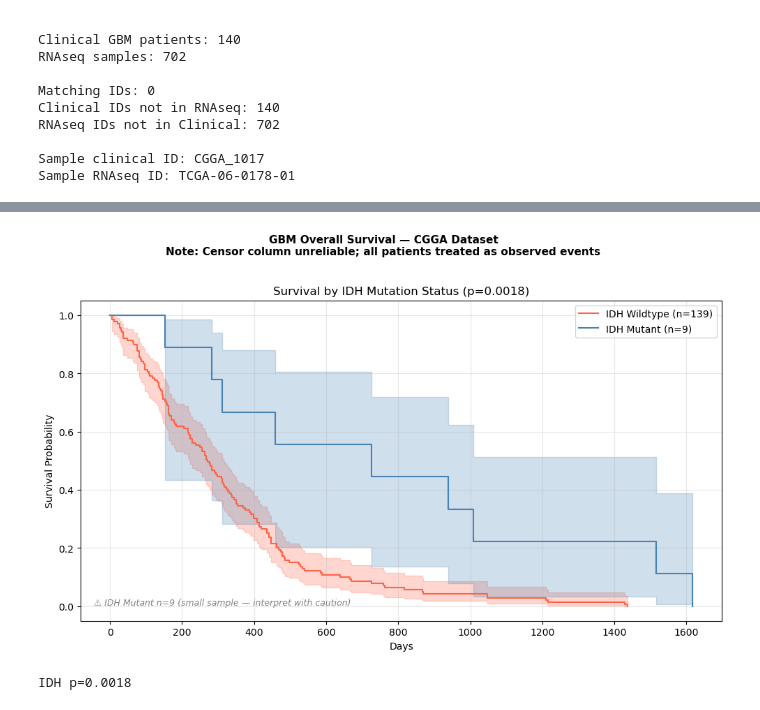
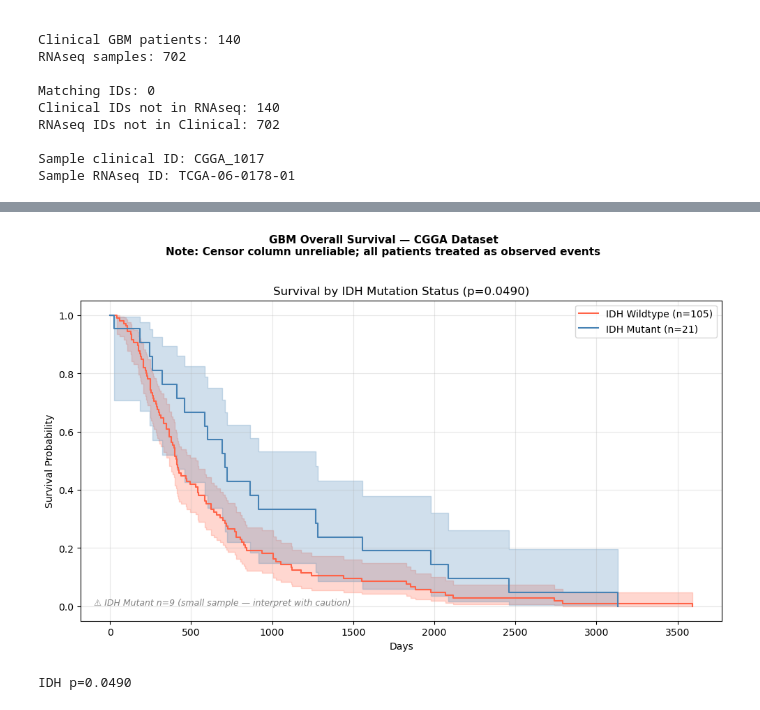
Before and after one commit to KYWILS21/effect_of_TMZ_on_MGMT, a Jupyter notebook: CGGA_clinical_OS_EDA.ipynb, the cells around one changed output, grey strips where cells are left out. Cells and saved outputs as stored; diff of their text form; code cells hidden in the pictures.

```diff
--- a/CGGA_clinical_OS_EDA.ipynb
+++ b/CGGA_clinical_OS_EDA.ipynb
@@ -179,22 +214,29 @@ from lifelines.statistics import logrank_test
 
 combined = pd.read_csv("CGGA_data/combined_clinical_RNAseq.csv")
 
+# ← Normalize string columns
+combined["Gender"] = combined["Gender"].str.strip().str.title()
+
+# ← Drop rows missing OS or Censor upfront so everything stays consistent
+combined = combined.dropna(subset=["OS", "Censor"])
+
 # Split age at median
 age_cutoff = combined["Age"].median()
-combined["Age_Group"] = combined["Age"].apply(lambda x: f"<{int(age_cutoff)}" if x < age_cutoff else f">={int(age_cutoff)}")
+combined["Age_Group"] = combined["Age"].apply(
+    lambda x: f"<{int(age_cutoff)}" if x < age_cutoff else f">={int(age_cutoff)}"
+)
 print(f"Age cutoff (median): {age_cutoff}")
 
 fig, axes = plt.subplots(1, 2, figsize=(14, 6))
 
 # --- Plot 1: Gender ---
 ax1 = axes[0]
-groups = {}
 for gender in combined["Gender"].dropna().unique():
     mask = combined["Gender"] == gender
+    subset = combined.loc[mask, ["OS", "Censor"]]
     kmf = KaplanMeierFitter()
-    kmf.fit(combined.loc[mask, "OS"], combined.loc[mask, "Censor"], label=gender)
+    kmf.fit(subset["OS"], subset["Censor"], label=gender)
     kmf.plot_survival_function(ax=ax1)
-    groups[gender] = mask
 
 # Log-rank p-value for gender
 males = combined["Gender"] == "Male"
@@ -203,24 +245,29 @@ p_gender = logrank_test(
     combined.loc[males, "OS"], combined.loc[females, "OS"],
     combined.loc[males, "Censor"], combined.loc[females, "Censor"]
 ).p_value
+
 ax1.set_title(f"Survival by Gender (p={p_gender:.4f})")
 ax1.set_xlabel("Days")
 ax1.set_ylabel("Survival Probability")
 
 # --- Plot 2: Age Group ---
 ax2 = axes[1]
-for group in sorted(combined["Age_Group"].dropna().unique()):
+age_groups = sorted(combined["Age_Group"].dropna().unique())
+for group in age_groups:
     mask = combined["Age_Group"] == group
+    subset = combined.loc[mask, ["OS", "Censor"]]
     kmf = KaplanMeierFitter()
-    kmf.fit(combined.loc[mask, "OS"], combined.loc[mask, "Censor"], label=group)
+    kmf.fit(subset["OS"], subset["Censor"], label=group)
     kmf.plot_survival_function(ax=ax2)
 
-young = combined["Age_Group"] == combined["Age_Group"].unique()[0]
-old = ~young
+# Log-rank p-value for age — use the sorted groups for clarity
+young = combined["Age_Group"] == age_groups[0]
+old = combined["Age_Group"] == age_groups[1]
 p_age = logrank_test(
     combined.loc[young, "OS"], combined.loc[old, "OS"],
     combined.loc[young, "Censor"], combined.loc[old, "Censor"]
 ).p_value
+
 ax2.set_title(f"Survival by Age Group (p={p_age:.4f})")
 ax2.set_xlabel("Days")
 ax2.set_ylabel("Survival Probability")
@@ -479,43 +341,48 @@ from lifelines import KaplanMeierFitter
 from lifelines.statistics import logrank_test
 
 combined = pd.read_csv("CGGA_data/combined_clinical_RNAseq.csv")
+
+# ← Normalize and drop NaNs upfront
+combined["IDH_mutation_status"] = combined["IDH_mutation_status"].str.strip().str.title()
+combined = combined.dropna(subset=["OS", "IDH_mutation_status"])
 combined["Event"] = 1
 
 fig, ax = plt.subplots(figsize=(10, 6))
+colors = {"Wildtype": "tomato", "Mutant": "steelblue"}
 
-colors = {"Wildtype": "tomato", "Mutant": "steelblue"}
 for status in ["Wildtype", "Mutant"]:
     mask = combined["IDH_mutation_status"] == status
+    subset = combined.loc[mask, ["OS", "Event"]]
     kmf = KaplanMeierFitter()
-    kmf.fit(combined.loc[mask, "OS"], combined.loc[mask, "Event"], label=f"IDH {status} (n={mask.sum()})")
+    kmf.fit(subset["OS"], subset["Event"], label=f"IDH {status} (n={mask.sum()})")
     kmf.plot_survival_function(ax=ax, ci_show=True, color=colors[status])
 
 # Log-rank test
 wt = combined["IDH_mutation_status"] == "Wildtype"
 mut = combined["IDH_mutation_status"] == "Mutant"
 p = logrank_test(
     combined.loc[wt, "OS"], combined.loc[mut, "OS"],
     combined.loc[wt, "Event"], combined.loc[mut, "Event"]
 ).p_value
 
 ax.set_title(f"Survival by IDH Mutation Status (p={p:.4f})")
 ax.set_xlabel("Days")
 ax.set_ylabel("Survival Probability")
 ax.grid(True, alpha=0.3)
-ax.annotate(f"⚠️ IDH Mutant n=9 (small sample — interpret with caution)",
+ax.annotate("⚠️ IDH Mutant n=9 (small sample — interpret with caution)",
             xy=(0.02, 0.05), xycoords="axes fraction", fontsize=9,
             color="gray", style="italic")
 
 plt.suptitle("GBM Overall Survival — CGGA Dataset\n"
              "Note: Censor column unreliable; all patients treated as observed events",
              fontsize=11, fontweight="bold", y=1.02)
 plt.tight_layout()
 plt.savefig("CGGA_data/survival_idh.png", dpi=150, bbox_inches="tight")
 plt.show()
 print(f"IDH p={p:.4f}")
 # %% [output]
-[figure, old version]
+[figure, new version]
-IDH p=0.0018
+IDH p=0.0490
 # %%
 import pandas as pd
 
```
Also changed, not shown: parts of 10 cells of this notebook, 8 other files.
